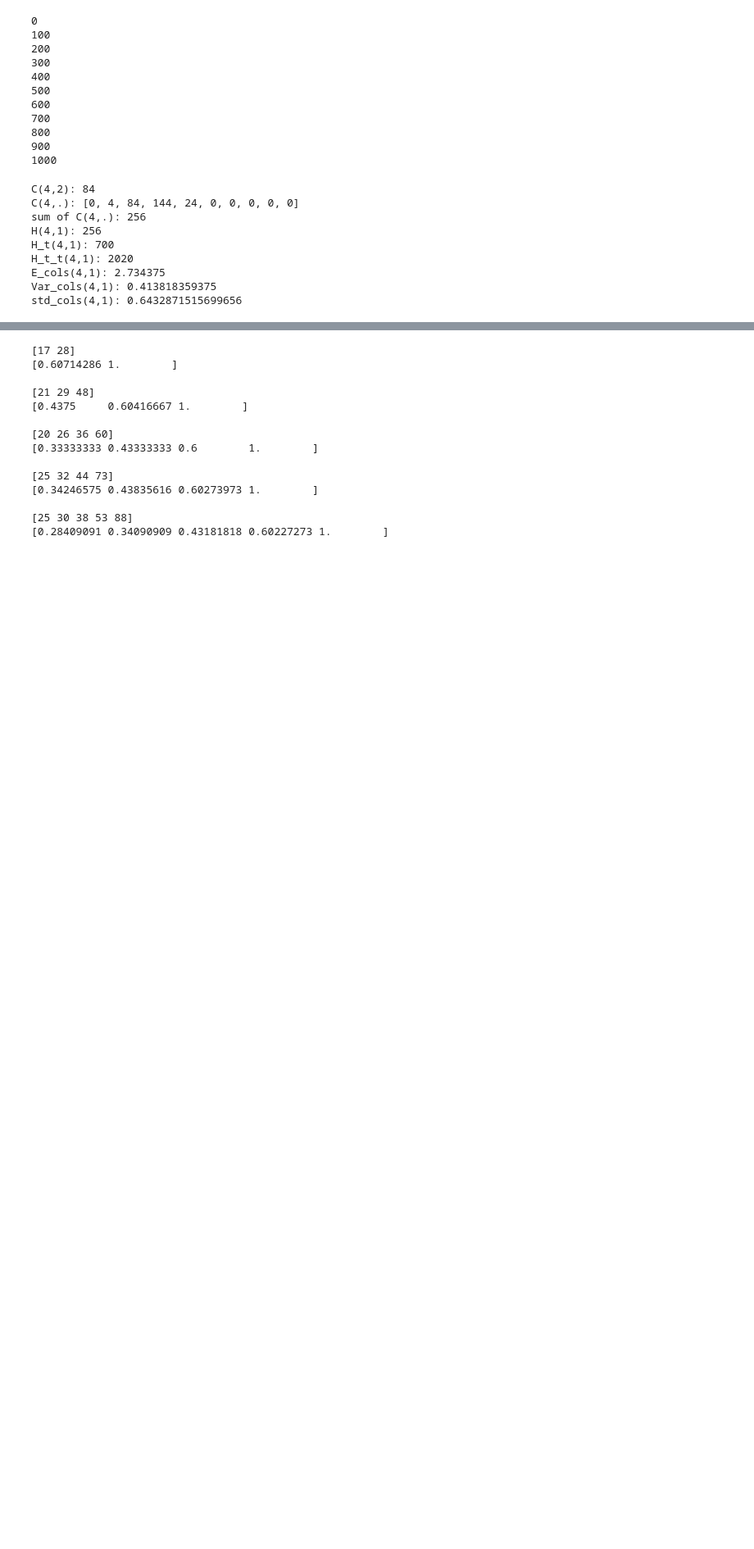
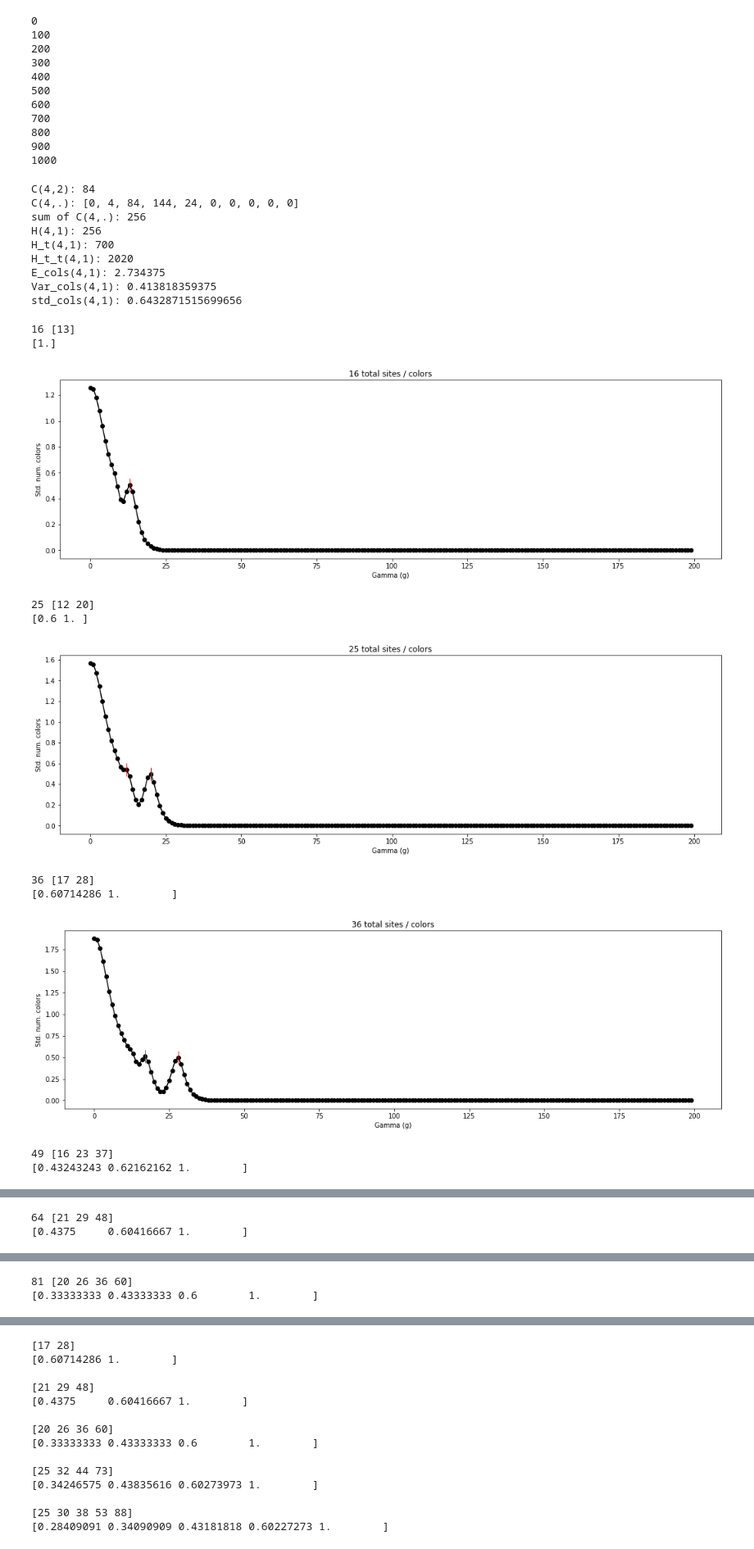
Before and after one commit to oscargomezq/Capstone-RCM, a Jupyter notebook: Stirling.ipynb, the cells around one changed output, grey strips where cells are left out. Shown: that part at 82% size. Drawn from its saved outputs; the diff is of its cells as text; code cells hidden in the pictures; blank space fills up the shorter version.

```diff
--- a/Stirling.ipynb
+++ b/Stirling.ipynb
@@ -113,16 +121,14 @@ def plot_expected_colors (N):
     plt.show()
 
 def plot_std_colors (N):
-    max_gamma = 100
-    gammas = np.linspace(0, 100, num=100, endpoint=False)
+    max_gamma = 200
+    gammas = np.linspace(0, max_gamma, num=max_gamma, endpoint=False)
     z = [np.e**(-gamma) for gamma in gammas]
     y = [std_cols(N,zz,C) for zz in z]
-    peaks, _ = find_peaks(y, height=0.48)
-    print(peaks)
+    peaks, _ = find_peaks(y, height=0.1)
+    print(N, peaks)
     pk_gammas = [gammas[pk] for pk in peaks]
-#     print(pk_gammas)
     print(pk_gammas/pk_gammas[-1])
-#     print([y[pk] for pk in peaks])
     print()
     f = plt.figure(figsize=(18, 5))
     plt.plot(gammas, y, "-ok")
@@ -131,7 +137,7 @@ def plot_std_colors (N):
     plt.ylabel("Std. num. colors")
     plt.title(str(N) + " total sites / colors")
 #     plt.savefig("Expected_no_colors/std_(" + str(N)+","+str(N)+")_vary_gamma_.png", format="png")
-#     plt.show()
+    plt.show()
 
 def plot_avg_std_colors (N):
     max_gamma = 100
@@ -146,3 +152,27 @@ def plot_avg_std_colors (N):
     plt.title(str(N) + " total sites / colors", fontsize=20)
     plt.savefig("Expected_no_colors/avg_std_(" + str(N)+","+str(N)+")_vary_gamma_.png", format="png")
     plt.show()
+# %%
+plot_std_colors(16)
+plot_std_colors(25)
+plot_std_colors(36)
+plot_std_colors(49)
+plot_std_colors(64)
+plot_std_colors(81)
+plot_std_colors(100)
+plot_std_colors(121)
+plot_std_colors(144)
+plot_std_colors(200)
+# plt.show()
+# %% [output]
+16 [13]
+[1.]
+[figure, added]
+25 [12 20]
+[0.6 1. ]
+[figure, added]
+36 [17 28]
+[0.60714286 1.        ]
+[figure, added]
+49 [16 23 37]
+[0.43243243 0.62162162 1.        ]
@@ -148,0 +180,2 @@ def plot_avg_std_colors (N):
+64 [21 29 48]
+[0.4375     0.60416667 1.        ]
@@ -148,0 +183,2 @@ def plot_avg_std_colors (N):
+81 [20 26 36 60]
+[0.33333333 0.43333333 0.6        1.        ]
```
Also changed, not shown: parts of 6 cells of this notebook.
